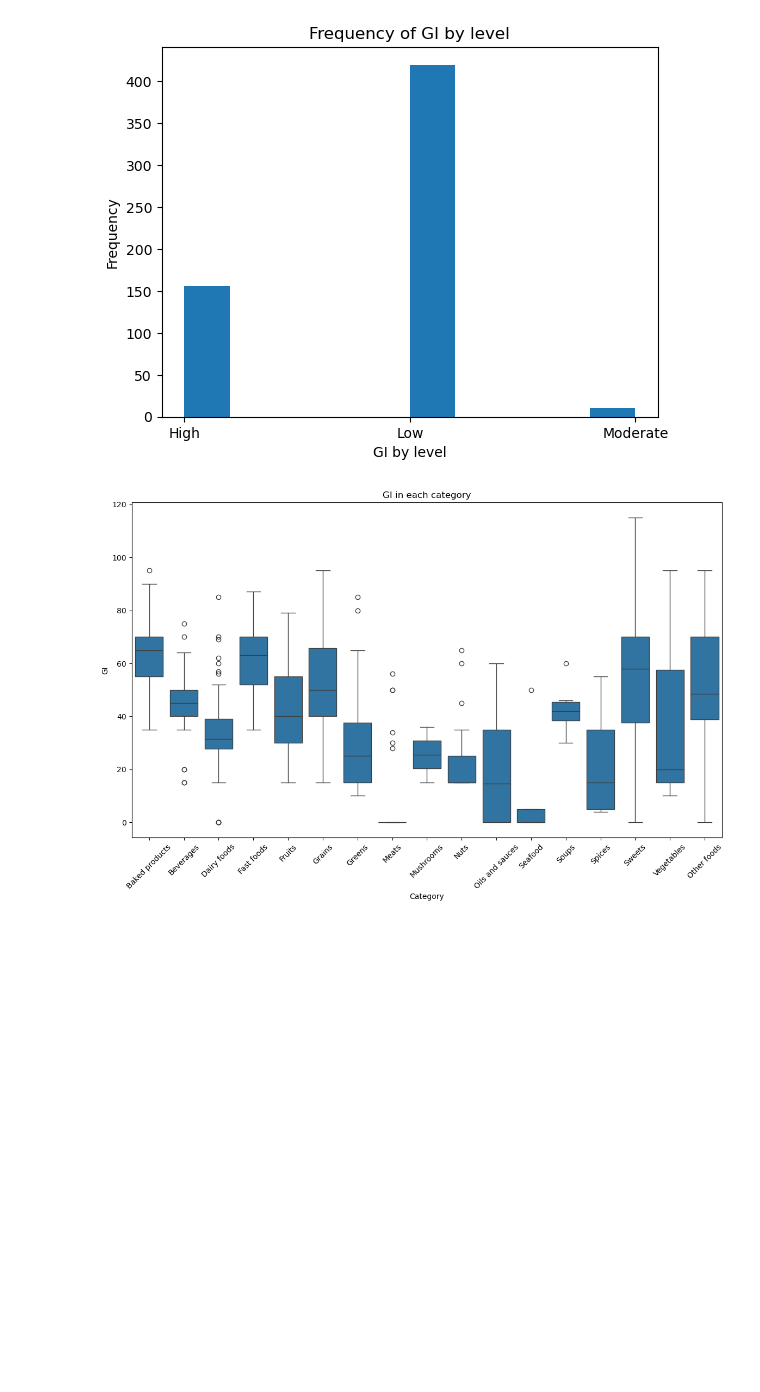
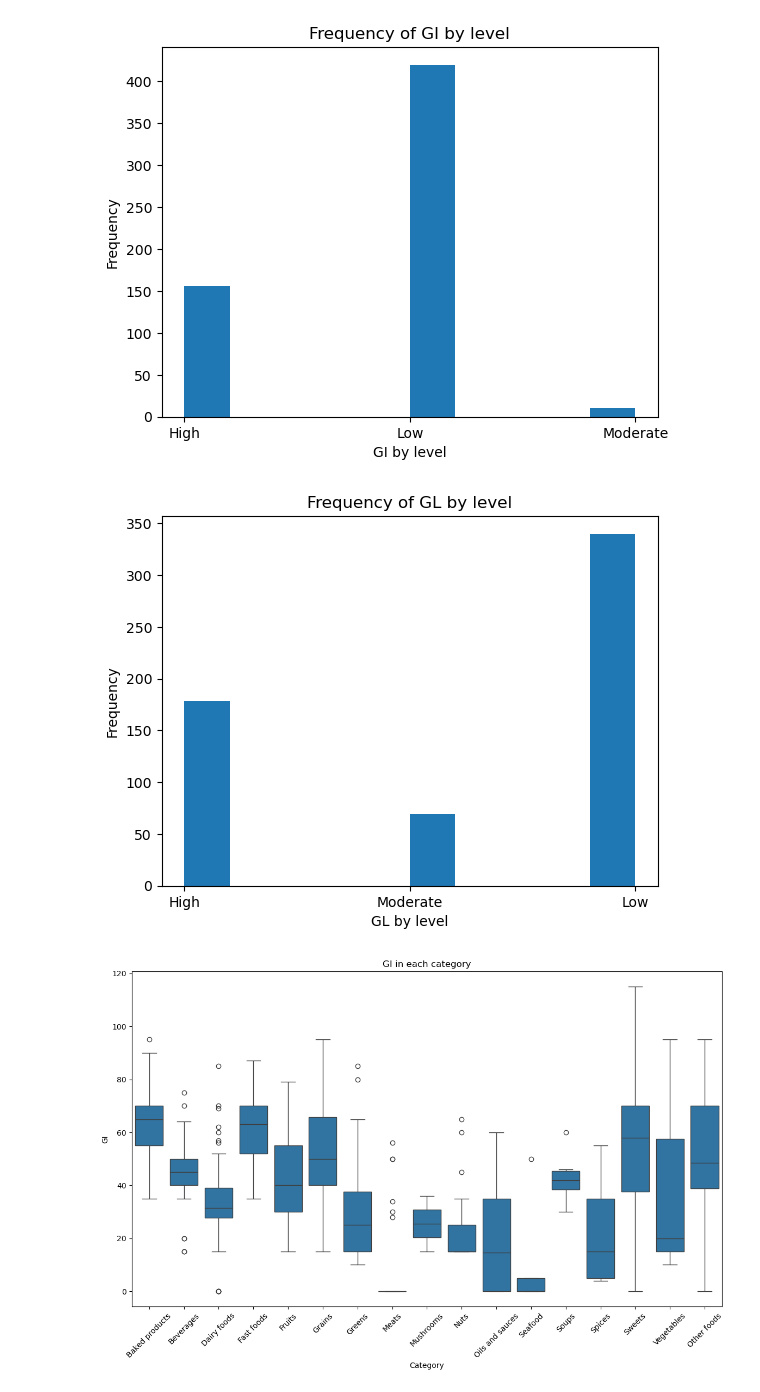
Before and after one commit to KacperWalkusz/Project-Healthy-Food-Analysis, a Jupyter notebook: GI and GL - webscraping.ipynb, the cells around one changed output. Cells and saved outputs as stored; diff of their text form; code cells hidden in the pictures; blank space fills up the shorter version.

```diff
--- a/GI and GL - webscraping.ipynb
+++ b/GI and GL - webscraping.ipynb
@@ -1194,6 +1204,14 @@ plt.show()
 #zmienic kolejnosc??
 # %% [output]
 [figure]
+# %%
+plt.hist(df_all_categories['GL by level'], bins=10)
+plt.title('Frequency of GL by level')
+plt.xlabel('GL by level')
+plt.ylabel('Frequency')
+plt.show()
+# %% [output]
+[figure, added]
 # %%
 plt.figure(figsize=(14, 8))
 sns.boxplot(data=df_all_categories, x='Category', y='GI')
```
Also changed, not shown: parts of 15 cells of this notebook.
